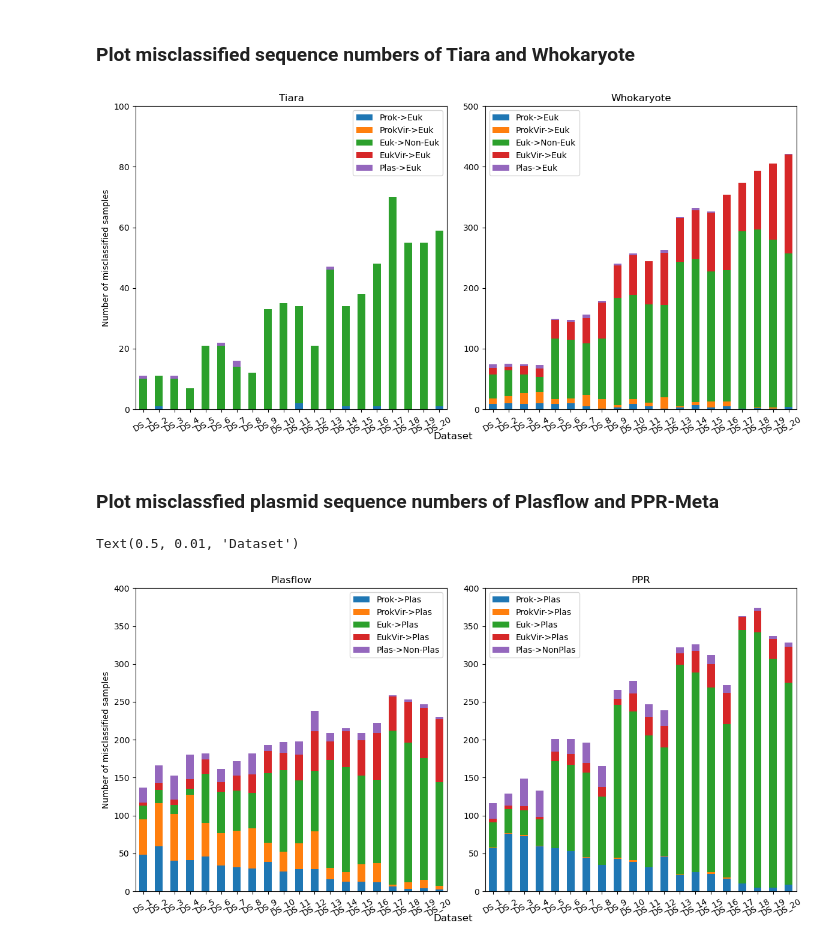
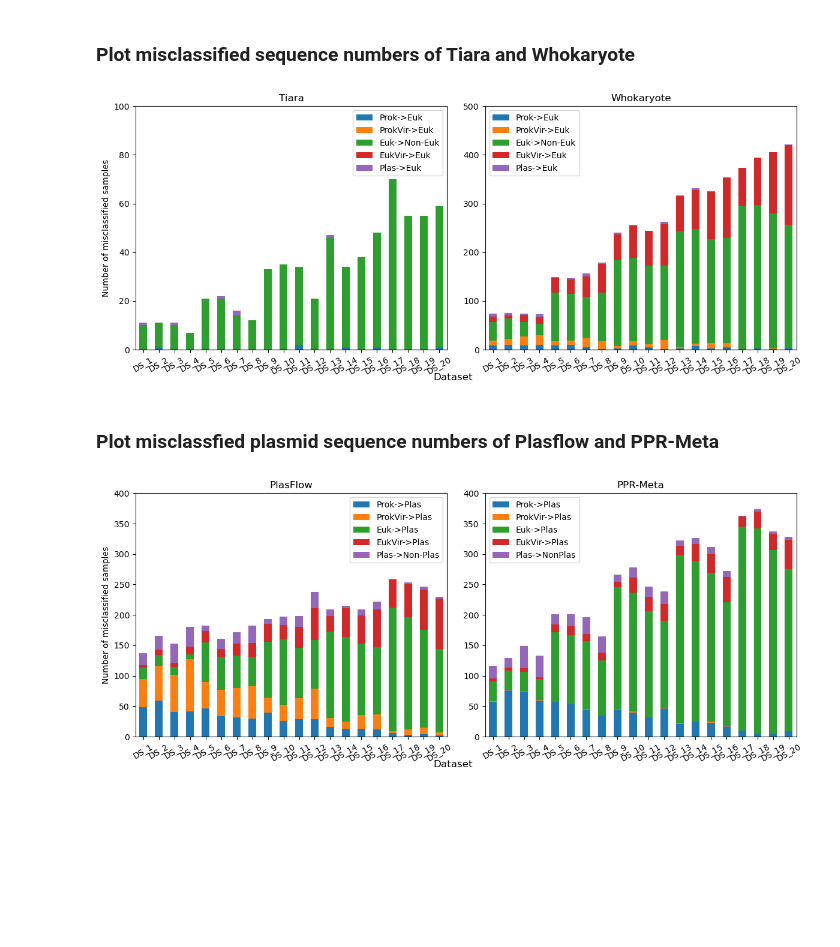
Before and after one commit to chengsly/DeepMicroClass, a Jupyter notebook: plot_figures/plot_acc_f1/visualize_misclassified.ipynb, the cells around one changed output. Cells and saved outputs as stored; diff of their text form; code cells hidden in the pictures; blank space fills up the shorter version.

```diff
--- a/plot_figures/plot_acc_f1/visualize_misclassified.ipynb
+++ b/plot_figures/plot_acc_f1/visualize_misclassified.ipynb
@@ -10,28 +10,28 @@ xticks = [f'DS_{i}' for i in range(1, 21)]
 # %%
 tiara = pd.read_csv('/home/tianqi/project/DeepMicrobeFinder/perf_summary/misclassified_tiara.csv')
 tiara.index = xticks
 
 whokaryote = pd.read_csv('/home/tianqi/project/DeepMicrobeFinder/perf_summary/misclassified_whokaryote.csv')
 whokaryote.index = xticks
 
-fig, ax = plt.subplots(1, 2, figsize=(12, 6))
+fig, ax = plt.subplots(1, 2, figsize=(12, 5))
 tiara.plot.bar(stacked=True, ax=ax[0])
 ax[0].set_title('Tiara')
 ax[0].set_ylabel('Number of misclassified samples')
 ax[0].set_ylim(0, 100)
 ax[0].tick_params(axis='x', labelrotation=30)
 
 
 whokaryote.plot.bar(stacked=True, ax=ax[1])
 ax[1].set_title('Whokaryote')
 ax[1].set_ylim(0, 500)
 ax[1].tick_params(axis='x', labelrotation=30)
 
 fig.tight_layout()
 fig.supxlabel('Dataset')
 fig.savefig('/home/tianqi/project/DeepMicrobeFinder/plot_figures/plot_acc_f1/analysis_results/mistake_euk.pdf', bbox_inches='tight')
 # %% [output]
-[figure, old version]
+[figure, new version]
 # %% [markdown]
 ### Plot misclassfied plasmid sequence numbers of Plasflow and PPR-Meta
 # %%
@@ -41,21 +41,20 @@ plasflow.index = xticks
 ppr = pd.read_csv('/home/tianqi/project/DeepMicrobeFinder/perf_summary/misclassified_ppr.csv')
 ppr.index = xticks
 
-fig, ax = plt.subplots(1, 2, figsize=(12, 6))
+fig, ax = plt.subplots(1, 2, figsize=(12, 5))
 plasflow.plot.bar(stacked=True, ax=ax[0])
-ax[0].set_title('Plasflow')
+ax[0].set_title('PlasFlow')
 ax[0].set_ylabel('Number of misclassified samples')
 ax[0].set_ylim(0, 400)
 ax[0].tick_params(axis='x', labelrotation=30)
 
 ppr.plot.bar(stacked=True, ax=ax[1])
-ax[1].set_title('PPR')
+ax[1].set_title('PPR-Meta')
 ax[1].set_ylim(0, 400)
 ax[1].tick_params(axis='x', labelrotation=30)
 
 fig.tight_layout()
 fig.supxlabel('Dataset')
-fig.savefig('/home/tianqi/project/DeepMicrobeFinder/plot_figures/plot_acc_f1/analysis_results/mistake_pro.pdf', bbox_inches='tight')
+fig.savefig('/home/tianqi/project/DeepMicrobeFinder/plot_figures/plot_acc_f1/analysis_results/mistake_plas.pdf', bbox_inches='tight')
 # %% [output]
-Text(0.5, 0.01, 'Dataset')
-[figure, old version]
+[figure, new version]
```
Also changed, not shown: parts of 2 cells of this notebook, 1 other file.
